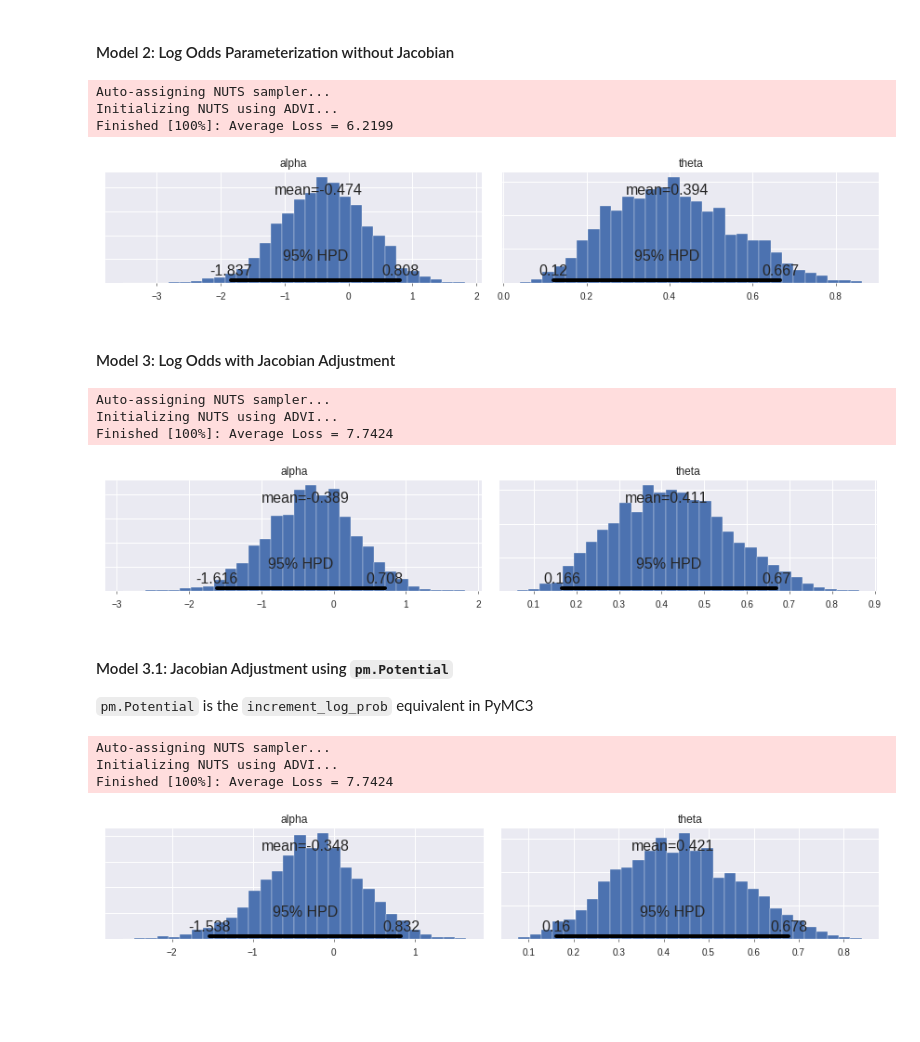
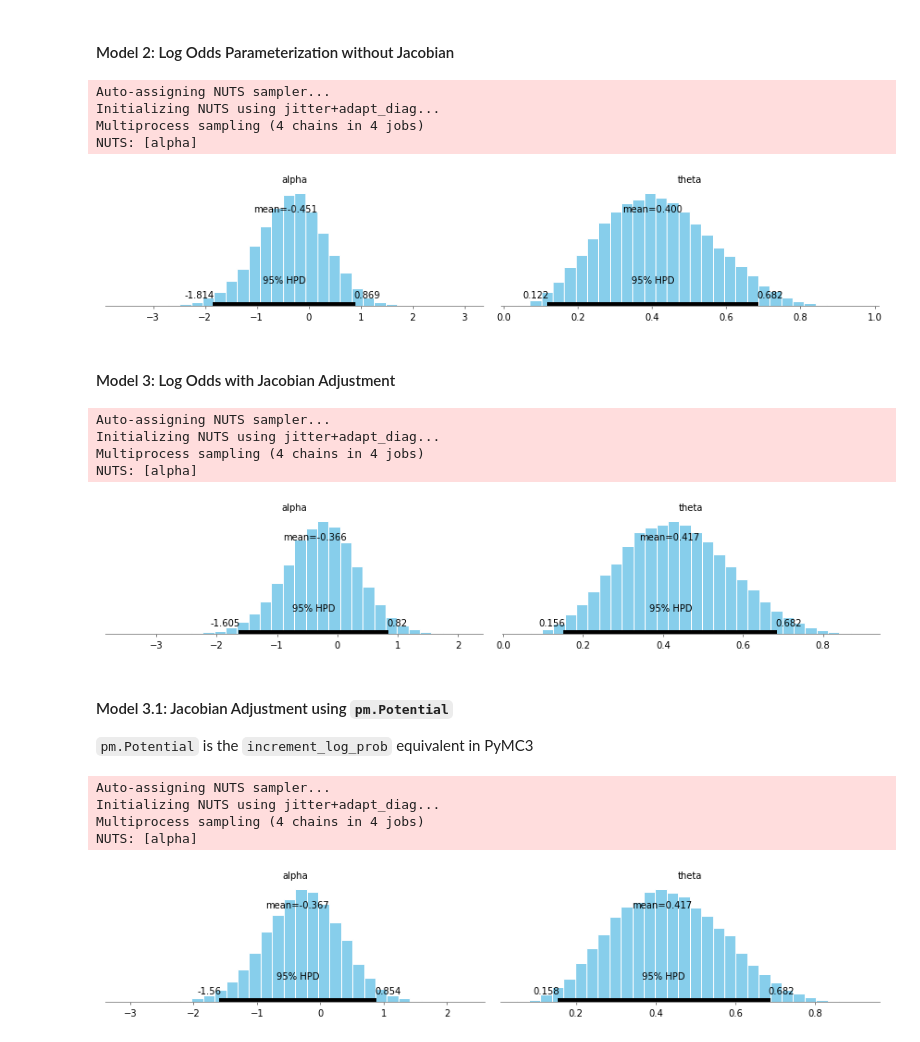
Before and after one commit to junpenglao/Planet_Sakaar_Data_Science, a Jupyter notebook: Ports/Jacobian Adjustment in PyMC3.ipynb, the cells around one changed output. Drawn from its saved outputs; the diff is of its cells as text; code cells hidden in the pictures; blank space fills up the shorter version.

```diff
--- a/Ports/Jacobian Adjustment in PyMC3.ipynb
+++ b/Ports/Jacobian Adjustment in PyMC3.ipynb
@@ -29,12 +25,8 @@ Optimization terminated successfully.
 # %%
-y = np.asarray([0, 1, 0, 1, 1, 0, 0, 1, 0, 0])
-N = len(y)
 with pm.Model():
     # Set Transform to None so it won't use theta_log_
     theta = pm.Uniform('theta', lower=0, upper=1)
     obs = pm.Bernoulli('obs', p=theta, observed=y)
-    map_est = pm.find_MAP()
-
-from scipy import special
-(1 - 0) * special.expit(map_est["theta_interval__"]) + 0
+    trace = pm.sample(10000, tune=1000, njobs=4)
+pm.plot_posterior(trace);
 # %% [output]
@@ -47,9 +38,11 @@ Optimization terminated successfully.
 # %%
 with pm.Model():
     # Set Transform to None so it won't use theta_log_
-    theta = pm.Uniform('theta', lower=0, upper=1)
+    theta = pm.Uniform('theta', lower=0, upper=1, transform=None)
     obs = pm.Bernoulli('obs', p=theta, observed=y)
-    trace = pm.sample(3e3, tune=1000, njobs=4)
-pm.plot_posterior(trace[1000:]);
+    trace = pm.sample(10000, tune=1000, njobs=4,
+                      init='adapt_diag',
+                      nuts_kwargs={'target_accept':.99})
+pm.plot_posterior(trace);
 # %% [output]
 Auto-assigning NUTS sampler...
@@ -66,7 +56,0 @@ INFO (theano.gof.compilelock): To manually release the lock, delete /Users/jlao/
-# %%
-with pm.Model():
-    # Set Transform to None so it won't use theta_log_
-    theta = pm.Uniform('theta', lower=0, upper=1, transform=None)
-    obs = pm.Bernoulli('obs', p=theta, observed=y)
-    trace = pm.sample(3e3, tune=1000, njobs=4, nuts_kwargs={'target_accept':.99})
-pm.plot_posterior(trace[1000:]);
@@ -81,15 +59,16 @@ Interrupted at 200 [0%]: Average Loss = 9.6868
 # %%
 with pm.Model():
     alpha = pm.Flat('alpha')
     theta = pm.Deterministic('theta', pm.math.invlogit(alpha))
     obs = pm.Bernoulli('obs', p=theta, observed=y)
-    trace = pm.sample(3e3, tune=1000, njobs=4)
-pm.plot_posterior(trace[1000:]);
+    trace = pm.sample(10000, tune=1000, njobs=4)
+pm.plot_posterior(trace);
 # %% [output]
 Auto-assigning NUTS sampler...
-Initializing NUTS using ADVI...
-Finished [100%]: Average Loss = 6.2199
+Initializing NUTS using jitter+adapt_diag...
+Multiprocess sampling (4 chains in 4 jobs)
+NUTS: [alpha]
-[figure, old version]
+[figure, new version]
 # %% [markdown]
 #### Model 3: Log Odds with Jacobian Adjustment
 # %%
@@ -103,13 +82,14 @@ with pm.Model():
                       tt.log(1-theta))
     obs = pm.DensityDist('obs', logp, observed=y)
 
-    trace = pm.sample(3e3, tune=1000, njobs=4)
-pm.plot_posterior(trace[1000:]);
+    trace = pm.sample(10000, tune=1000, njobs=4)
+pm.plot_posterior(trace);
 # %% [output]
 Auto-assigning NUTS sampler...
-Initializing NUTS using ADVI...
-Finished [100%]: Average Loss = 7.7424
+Initializing NUTS using jitter+adapt_diag...
+Multiprocess sampling (4 chains in 4 jobs)
+NUTS: [alpha]
-[figure, old version]
+[figure, new version]
 # %% [markdown]
 #### Model 3.1: Jacobian Adjustment using `pm.Potential`
 `pm.Potential` is the `increment_log_prob` equivalent in PyMC3
@@ -119,10 +99,11 @@ with pm.Model():
     theta = pm.Deterministic('theta', pm.math.invlogit(alpha))
     obs = pm.Bernoulli('obs', p=theta, observed=y)
     constrain = pm.Potential('constrain', tt.log(theta)+tt.log(1-theta))
-    trace = pm.sample(3e3, tune=1000, njobs=4)
-pm.plot_posterior(trace[1000:]);
+    trace = pm.sample(10000, tune=1000, njobs=4)
+pm.plot_posterior(trace);
 # %% [output]
 Auto-assigning NUTS sampler...
-Initializing NUTS using ADVI...
-Finished [100%]: Average Loss = 7.7424
+Initializing NUTS using jitter+adapt_diag...
+Multiprocess sampling (4 chains in 4 jobs)
+NUTS: [alpha]
-[figure, old version]
+[figure, new version]
```
Also changed, not shown: parts of 4 cells of this notebook.
